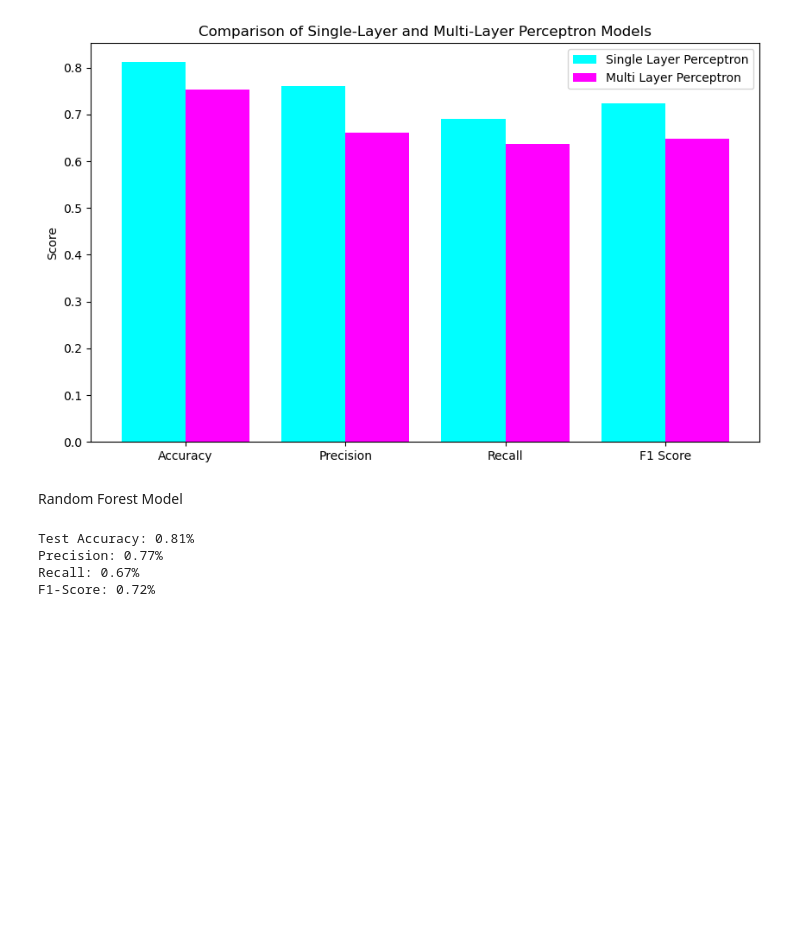
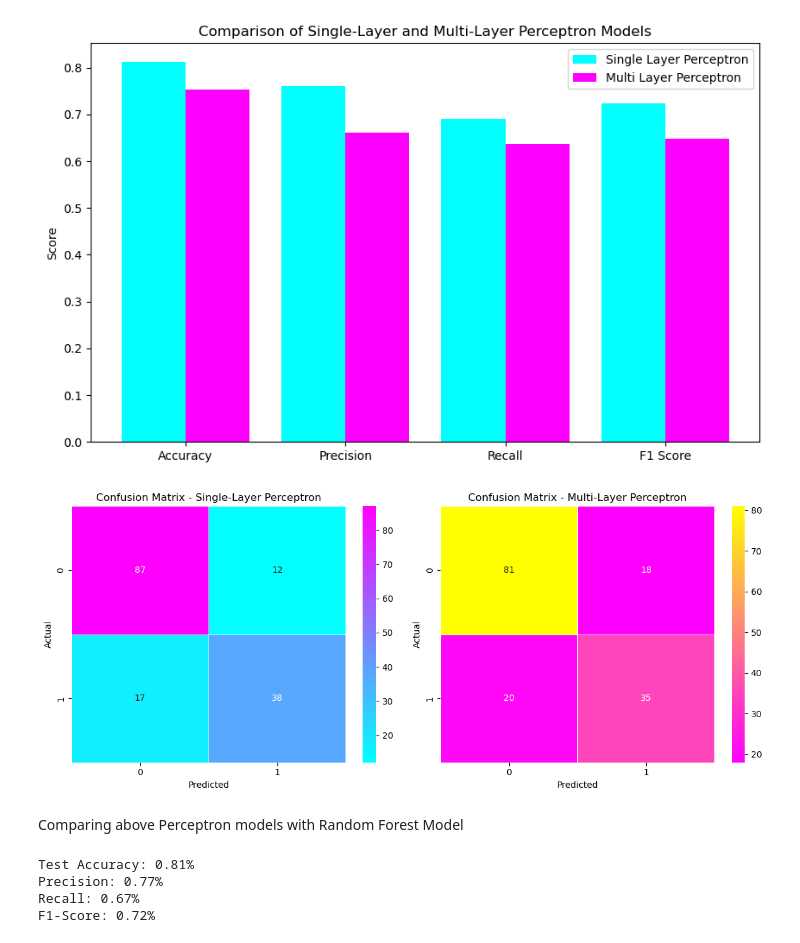
Before and after one commit to aadi654/DLF_Assignments, a Jupyter notebook: Assignment 1/Assignment1.ipynb, the cells around one changed output. Saved outputs shown, nothing was run; the diff lists cells and outputs as text; code cells hidden in the pictures; blank space fills up the shorter version.

Commit message:
Added a few plots and some changes in code

```diff
--- a/Assignment 1/Assignment1.ipynb
+++ b/Assignment 1/Assignment1.ipynb
@@ -224,8 +224,35 @@ plt.legend()
 plt.show()
 # %% [output]
 [figure]
-# %% [markdown]
-Random Forest Model
+# %%
+# Confusion matrix for the single-layer perceptron
+single_layer_cm = confusion_matrix(y_test, single_layer_predictions)
+
+# Confusion matrix for the multi-layer perceptron
+multi_layer_cm = confusion_matrix(y_test, multi_layer_predictions)
+
+# Plot heatmap for single-layer perceptron
+plt.figure(figsize=(12, 5))
+
+plt.subplot(1, 2, 1)
+sns.heatmap(single_layer_cm, annot=True, fmt='d', cmap='cool', linewidths=0.5)
+plt.title('Confusion Matrix - Single-Layer Perceptron')
+plt.xlabel('Predicted')
+plt.ylabel('Actual')
+
+# Plot heatmap for multi-layer perceptron
+plt.subplot(1, 2, 2)
+sns.heatmap(multi_layer_cm, annot=True, fmt='d', cmap='spring', linewidths=0.5)
+plt.title('Confusion Matrix - Multi-Layer Perceptron')
+plt.xlabel('Predicted')
+plt.ylabel('Actual')
+
+plt.tight_layout()
+plt.show()
+# %% [output]
+[figure, added]
+# %% [markdown]
+Comparing above Perceptron models with Random Forest Model
 # %%
 # Initializing the Random Forest model
 random_forest_model = RandomForestClassifier(random_state=12)
```
Also changed, not shown: parts of 5 cells of this notebook.
